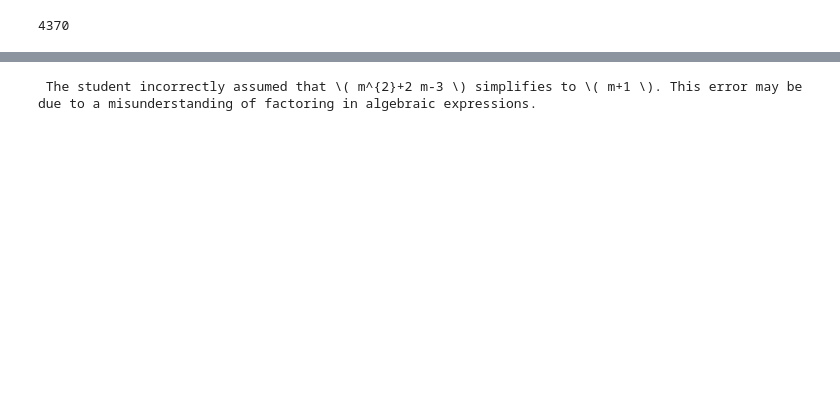
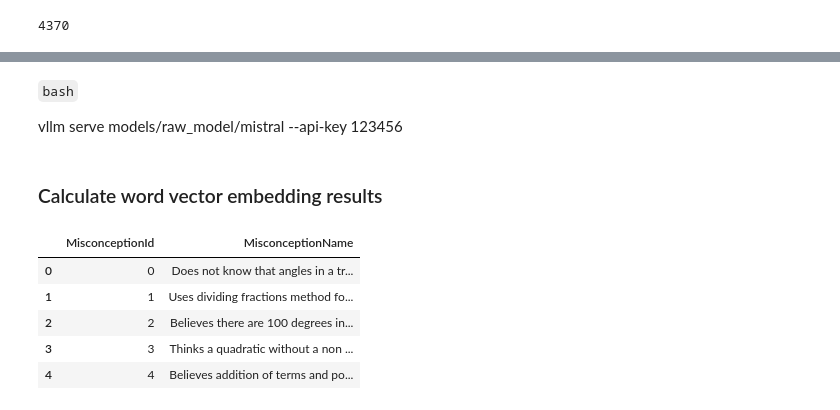
Before and after one commit to zhuzhiyang258/kaggle-Eedi, a Jupyter notebook: preprocess.ipynb, the cells around one changed output, grey strips where cells are left out. Drawn from its saved outputs; the diff is of its cells as text; code cells hidden in the pictures; blank space fills up the shorter version.

````diff
--- a/preprocess.ipynb
+++ b/preprocess.ipynb
@@ -260,30 +251,4 @@ prompts[1]
-# %%
-from openai import OpenAI
-class OpenAIClient:
-    """
-    OpenAI client
-    """
-    def __init__(self):
-        self.api_key = "123456"
-        self.base_url = "http://localhost:8000/v1"
-        self.client = OpenAI(api_key=self.api_key, base_url=self.base_url)
-        self.models = self.client.models.list()
-        self.model = self.models.data[0].id
-
-    def get_standard_response(self, user_content):
-        completion = self.client.chat.completions.create(
-            model=self.model,
-            messages=[
-                {"role": "user", "content": user_content},
-            ],
-        )
-        return completion.choices[0].message.content
-if __name__ == "__main__":
-    client = OpenAIClient()
-    # system_content = "你是 AI 人工智能助手"
-    user_content = prompts[1]
-    standard_response = client.get_standard_response(user_content=user_content)
-    # streaming_response = client.get_streaming_response(system_content, user_content)
-    print(standard_response)
-# %% [output]
- The student incorrectly assumed that \( m^{2}+2 m-3 \) simplifies to \( m+1 \). This error may be due to a misunderstanding of factoring in algebraic expressions.
+# %% [markdown]
+```bash```
+
+vllm serve models/raw_model/mistral --api-key 123456
@@ -289,0 +264,11 @@ if __name__ == "__main__":
+# %% [markdown]
+### Calculate word vector embedding results
+# %%
+mapping_df.head()
+# %% [output]
+|  | MisconceptionId | MisconceptionName |
+| 0 | 0 | Does not know that angles in a tr... |
+| 1 | 1 | Uses dividing fractions method fo... |
+| 2 | 2 | Believes there are 100 degrees in... |
+| 3 | 3 | Thinks a quadratic without a non ... |
+| 4 | 4 | Believes addition of terms and po... |
````
Also changed, not shown: parts of 10 cells of this notebook, 3 other files.
